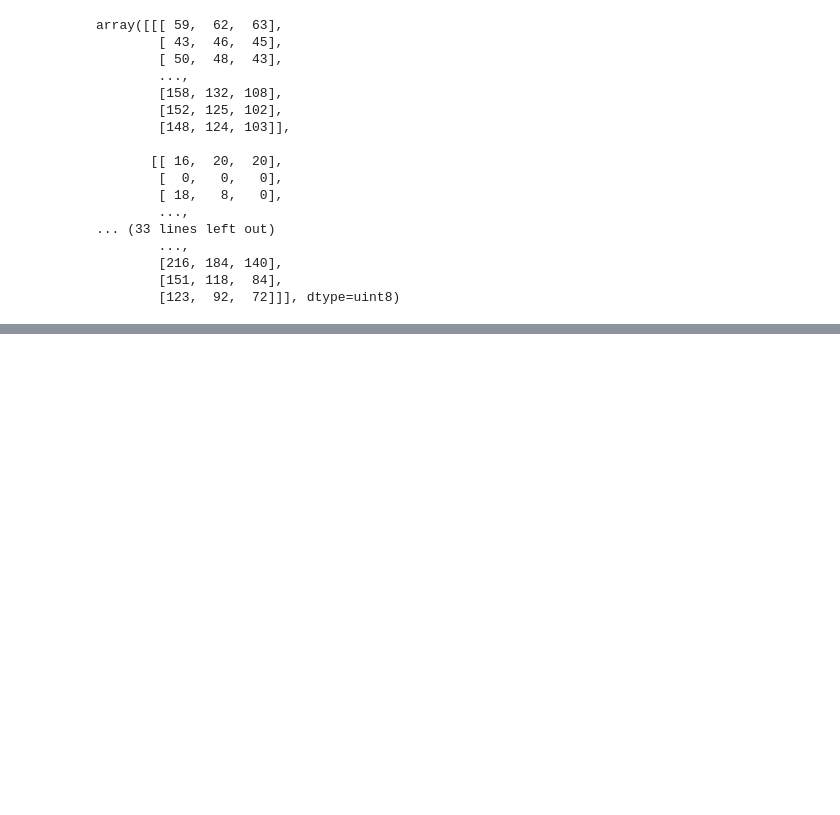
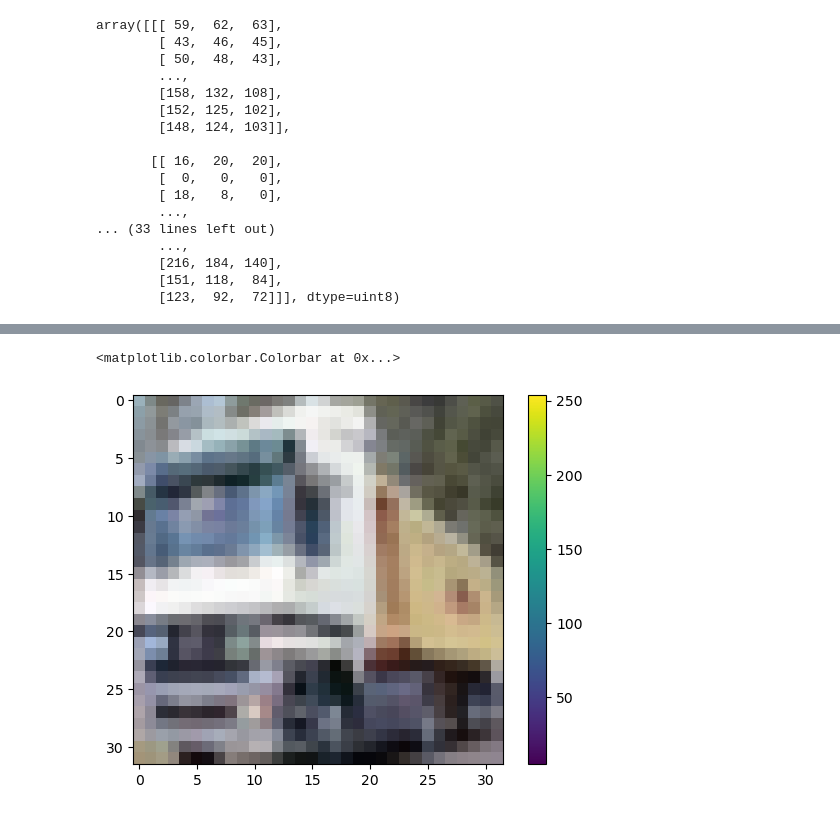
Before and after one commit to mmeliht/Artificial_Intelligence_Course, a Jupyter notebook: projects/04 - Image Classification with CNN for CIFAR_10 Data/main.ipynb, the cells around one changed output, grey strips where cells are left out. Cells and saved outputs as stored; diff of their text form; code cells hidden in the pictures; blank space fills up the shorter version.

```diff
--- a/projects/04 - Image Classification with CNN for CIFAR_10 Data/main.ipynb
+++ b/projects/04 - Image Classification with CNN for CIFAR_10 Data/main.ipynb
@@ -55,0 +45,7 @@ print(class_names)
+# %%
+plt.figure()
+plt.imshow(x_train[1])
+plt.colorbar()
+# %% [output]
+<matplotlib.colorbar.Colorbar at 0x...>
+[figure, added]
```
Also changed, not shown: parts of 4 cells of this notebook.
